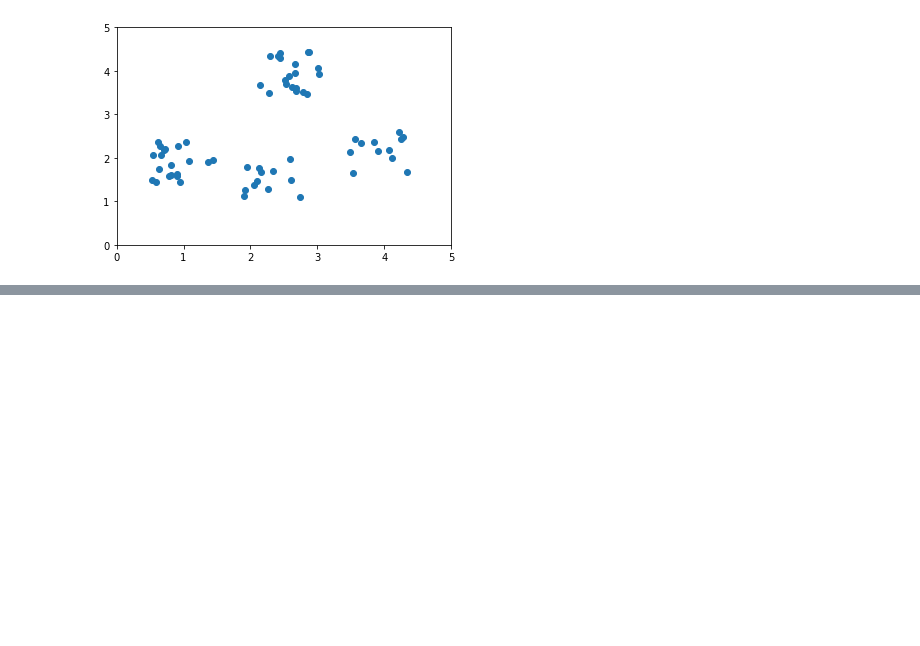
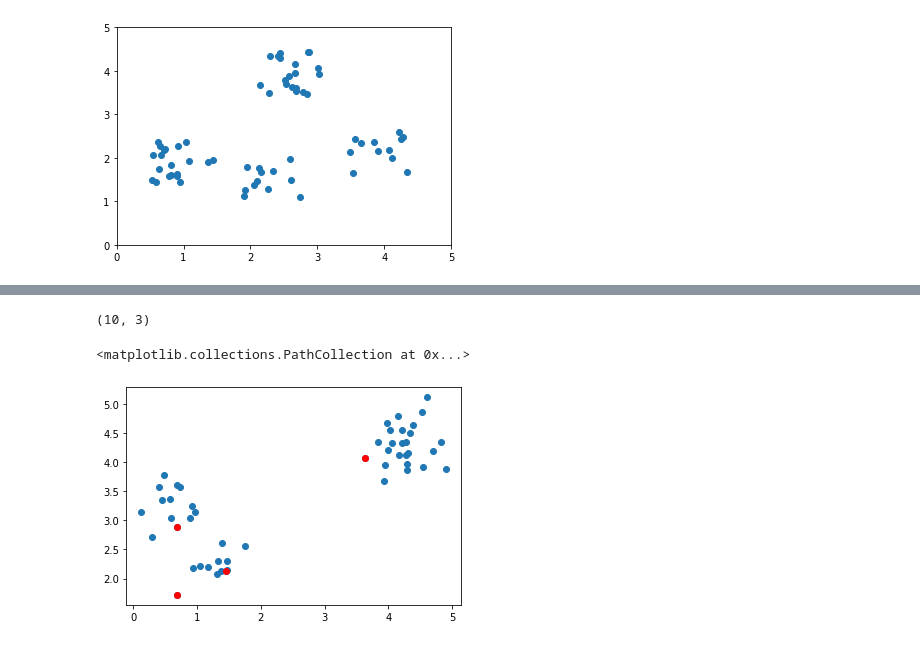
Before and after one commit to JacobBumgarner/learning-repo, a Jupyter notebook: k_means/k_means_walkthrough.ipynb, the cells around one changed output, grey strips where cells are left out. Drawn from its saved outputs; the diff is of its cells as text; code cells hidden in the pictures; blank space fills up the shorter version.

```diff
--- a/k_means/k_means_walkthrough.ipynb
+++ b/k_means/k_means_walkthrough.ipynb
@@ -91,0 +99,44 @@ Frame: 159/160
+# %%
+x = np.ones((10, 2))
+y = np.ones((3, 2))
+
+a = x.dot(y.T) - np.einsum("ij, ij->i", y, y)
+# %% [output]
+(10, 3)
+# %%
+def plusplus_centroid_init(input_data, n_clusters):
+    centroids = []
+    centroid_rows = []
+
+    # randomly select first centroid
+    centroid_rows.append(np.random.choice(input_data.shape[0]))
+    centroids.append(input_data[centroid_rows[0]])
+
+    # Select other centroids
+    for i in range(1, n_clusters):
+        # compute squared l2 of input_data to all centroids
+        distances = cdist(input_data, np.asarray(centroids), 'sqeuclidean')
+
+        # get min distance for the centroids
+        distances = distances.min(axis=1)
+
+        # create probability distribution
+        prob_distribution = distances / distances.sum()
+        while True:
+            # select a new centroid randomly based on the generated prob dist.
+            row = np.random.choice(input_data.shape[0], p=prob_distribution)
+            if row not in centroid_rows:  # don't reuse centroids
+                centroids.append(input_data[row])
+                centroid_rows.append(row)
+            break
+
+    return np.asarray(centroids)
+
+test_data, _ = make_blobs(50, n_features=2, centers=4, cluster_std=0.3, center_box=[0.5, 4.5])
+test_plus = plusplus_centroid_init(test_data, 4)
+
+plt.scatter(test_data[:, 0], test_data[:, 1])
+plt.scatter(test_plus[:, 0], test_plus[:, 1], color="red")
+# %% [output]
+<matplotlib.collections.PathCollection at 0x...>
+[figure, added]
```
Also changed, not shown: parts of 4 cells of this notebook, 2 other files.
